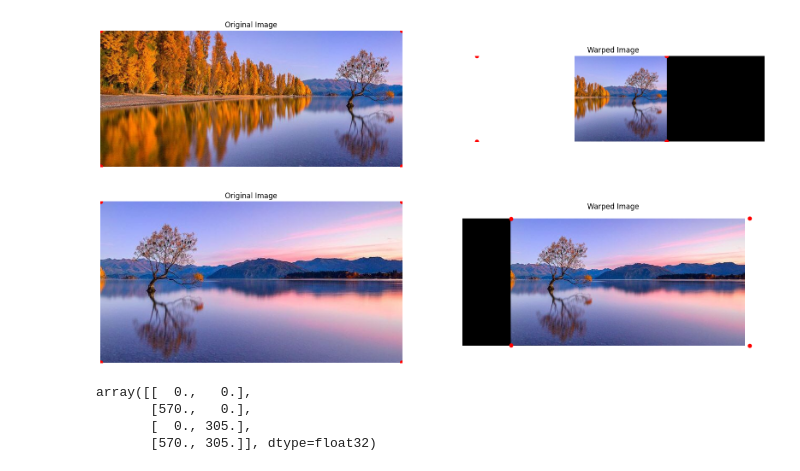
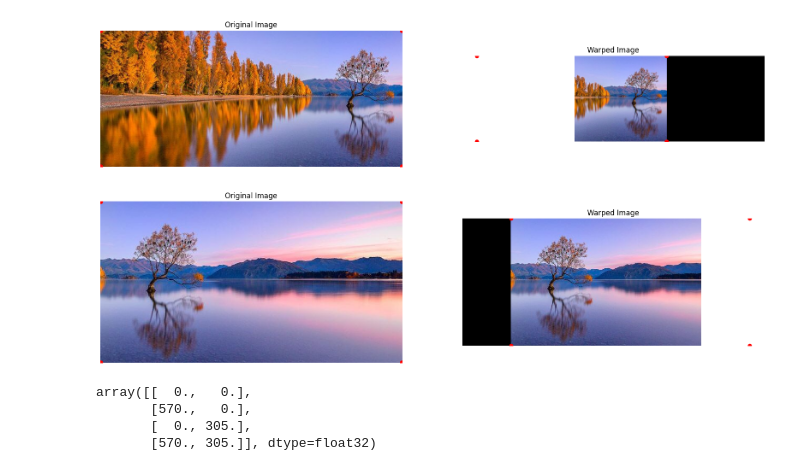
Before and after one commit to guillermoSb/Proyecto03_VC_UVG, a Jupyter notebook: proyecto03.ipynb, the cells around one changed output. Cells and saved outputs as stored; diff of their text form; code cells hidden in the pictures.

```diff
--- a/proyecto03.ipynb
+++ b/proyecto03.ipynb
@@ -226,27 +226,27 @@ plt.show()
 # %%
 h, w = image_3.shape[:2]
 original_corners = np.float32([[0, 0], [w-1, 0], [0, h-1], [w-1, h-1]])
 transformed_corners = cv2.perspectiveTransform(np.array([original_corners]), np.linalg.inv(H2_3))[0]
-warped_img1 = cv2.warpPerspective(image_1, np.linalg.inv(H2_3), (w, h))
+warped_img3 = cv2.warpPerspective(image_3, np.linalg.inv(H2_3), (w, h))
 
 
 plt.figure(figsize=(20, 15))
 
 plt.subplot(1, 2, 1)
 plt.imshow(cv2.cvtColor(image_3, cv2.COLOR_BGR2RGB))
 plt.title('Original Image')
 for x, y in original_corners: plt.plot(x, y, 'ro')
 plt.axis('off')
 
 plt.subplot(1, 2, 2)
 plt.imshow(cv2.cvtColor(warped_img3, cv2.COLOR_BGR2RGB))
 plt.title('Warped Image')
 for x, y in transformed_corners: plt.plot(x, y, 'ro')
 plt.axis('off')
 
 plt.show()
 # %% [output]
-[figure, old version]
+[figure, new version]
 # %%
 original_corners
 # %% [output]
```
Also changed, not shown: parts of 4 cells of this notebook.
